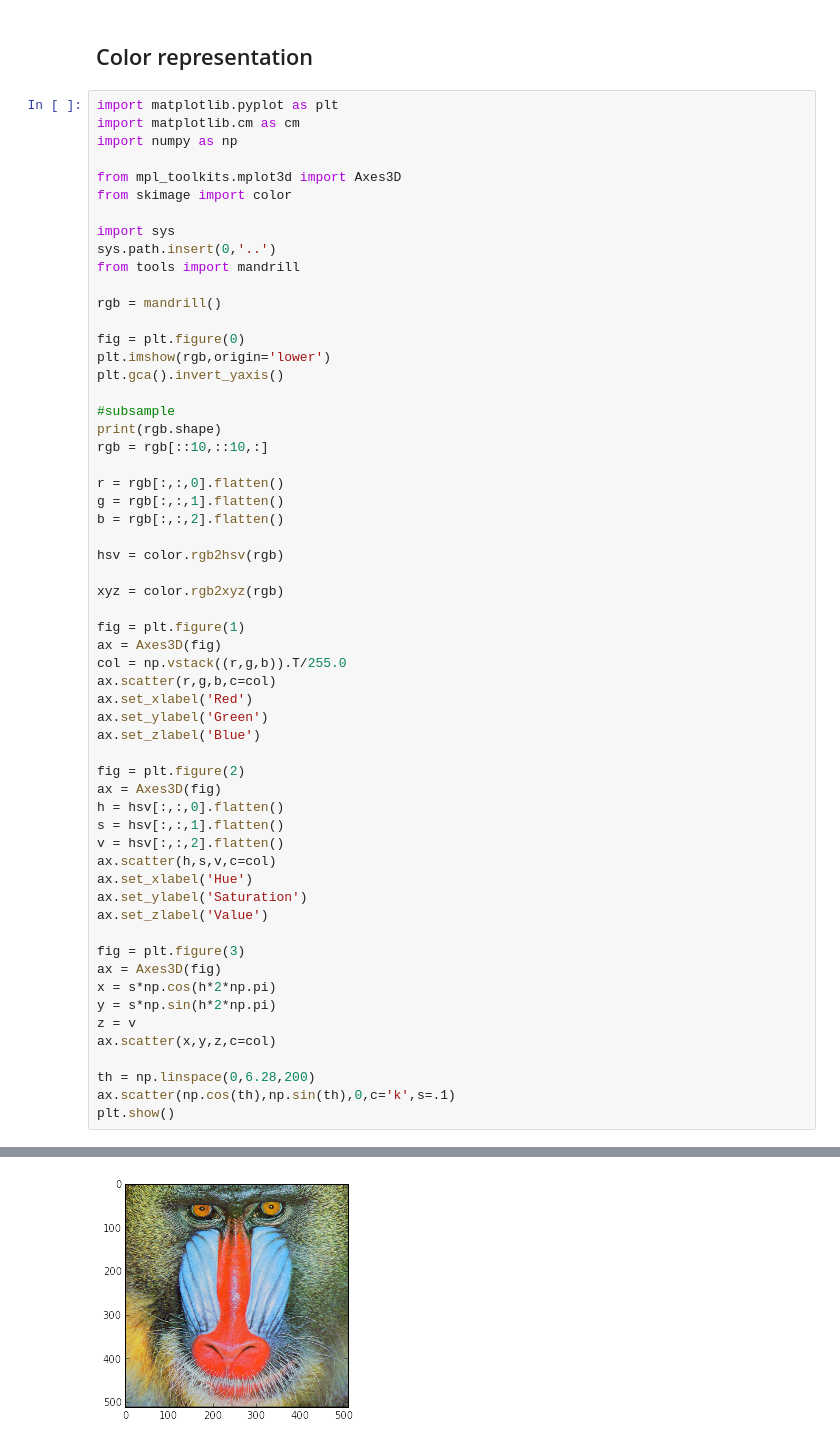
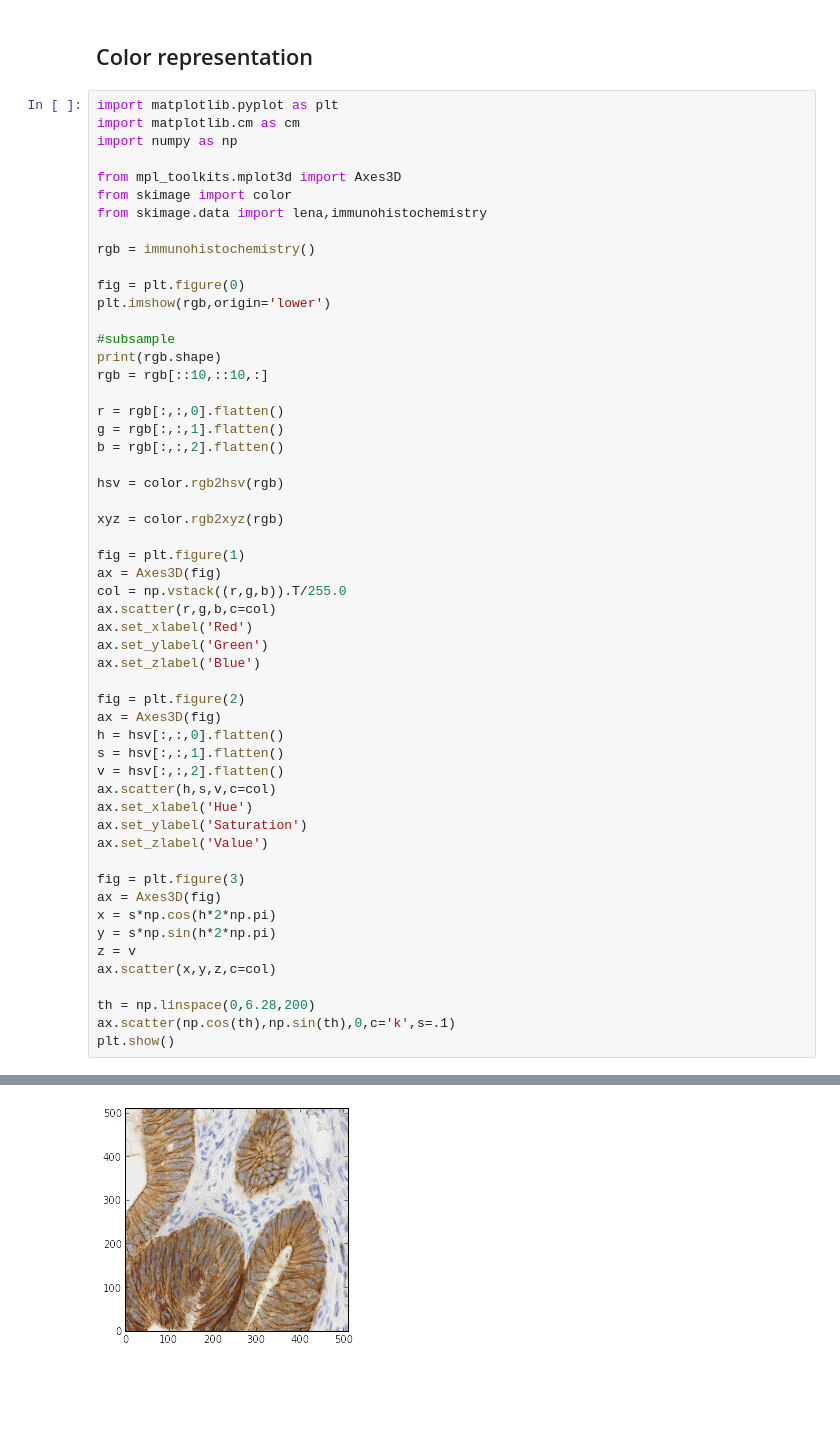
Before and after one commit to odebeir/info-h-500-501, a Jupyter notebook: Acquisition/color.ipynb, the cells around one changed output, grey strips where cells are left out. Drawn from its saved outputs; the diff is of its cells as text; blank space fills up the shorter version.

Commit message:
remove call to external image

```diff
--- a/Acquisition/color.ipynb
+++ b/Acquisition/color.ipynb
@@ -11,16 +11,12 @@ import numpy as np
 
 from mpl_toolkits.mplot3d import Axes3D
 from skimage import color
+from skimage.data import lena,immunohistochemistry
 
-import sys
-sys.path.insert(0,'..')
-from tools import mandrill
-
-rgb = mandrill()
+rgb = immunohistochemistry()
 
 fig = plt.figure(0)
 plt.imshow(rgb,origin='lower')
-plt.gca().invert_yaxis()
 
 #subsample
 print(rgb.shape)
@@ -37,31 +33,31 @@ xyz = color.rgb2xyz(rgb)
 fig = plt.figure(1)
 ax = Axes3D(fig)
 col = np.vstack((r,g,b)).T/255.0
 ax.scatter(r,g,b,c=col)
 ax.set_xlabel('Red')
 ax.set_ylabel('Green')
 ax.set_zlabel('Blue')
 
 fig = plt.figure(2)
 ax = Axes3D(fig)
 h = hsv[:,:,0].flatten()
 s = hsv[:,:,1].flatten()
 v = hsv[:,:,2].flatten()
 ax.scatter(h,s,v,c=col)
 ax.set_xlabel('Hue')
 ax.set_ylabel('Saturation')
 ax.set_zlabel('Value')
 
 fig = plt.figure(3)
 ax = Axes3D(fig)
 x = s*np.cos(h*2*np.pi)
 y = s*np.sin(h*2*np.pi)
 z = v
 ax.scatter(x,y,z,c=col)
 
 th = np.linspace(0,6.28,200)
 ax.scatter(np.cos(th),np.sin(th),0,c='k',s=.1)
 plt.show()
 # %% [output]
 (512, 512, 3)
-[figure, old version]
+[figure, new version]
```
Also changed, not shown: parts of 1 cell of this notebook.
